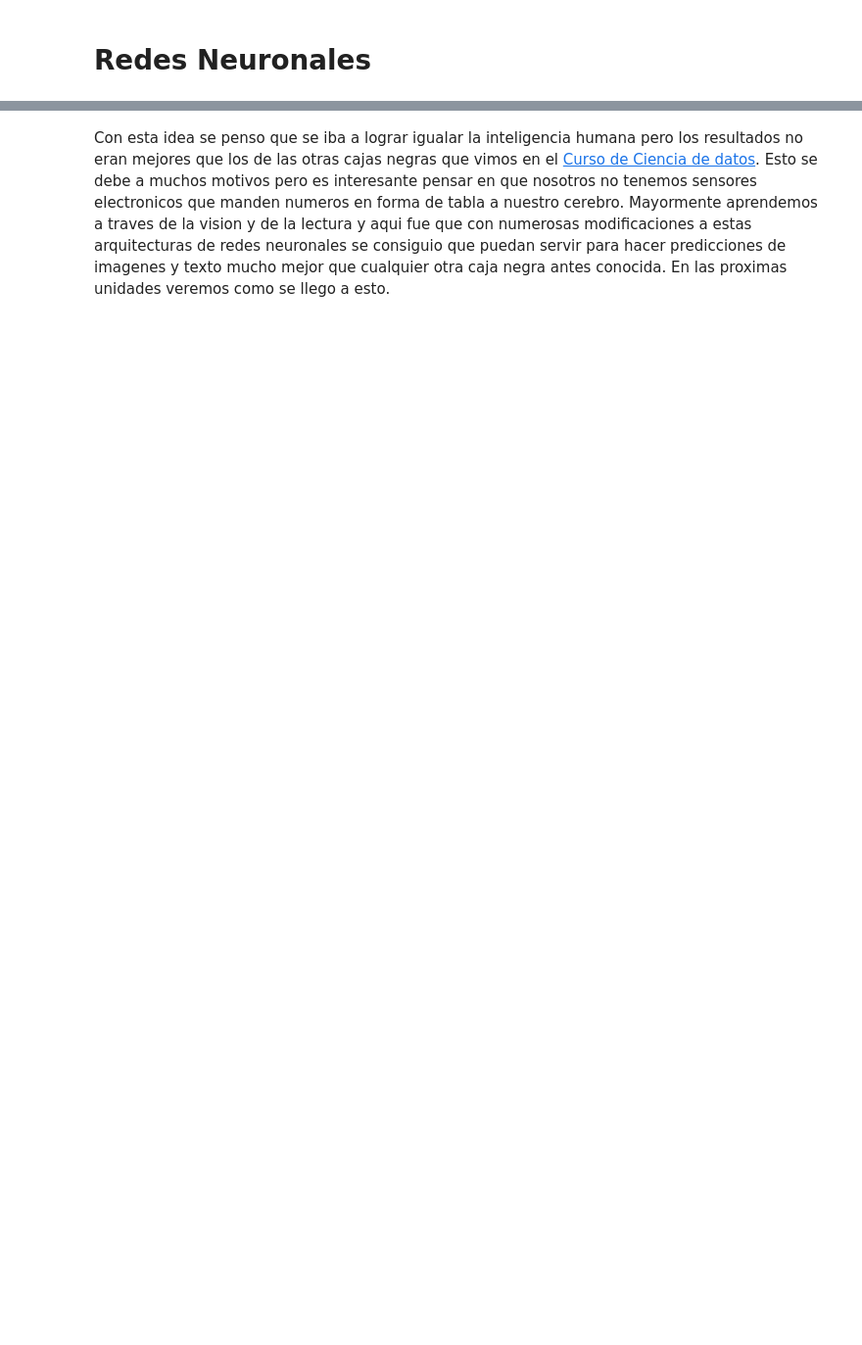
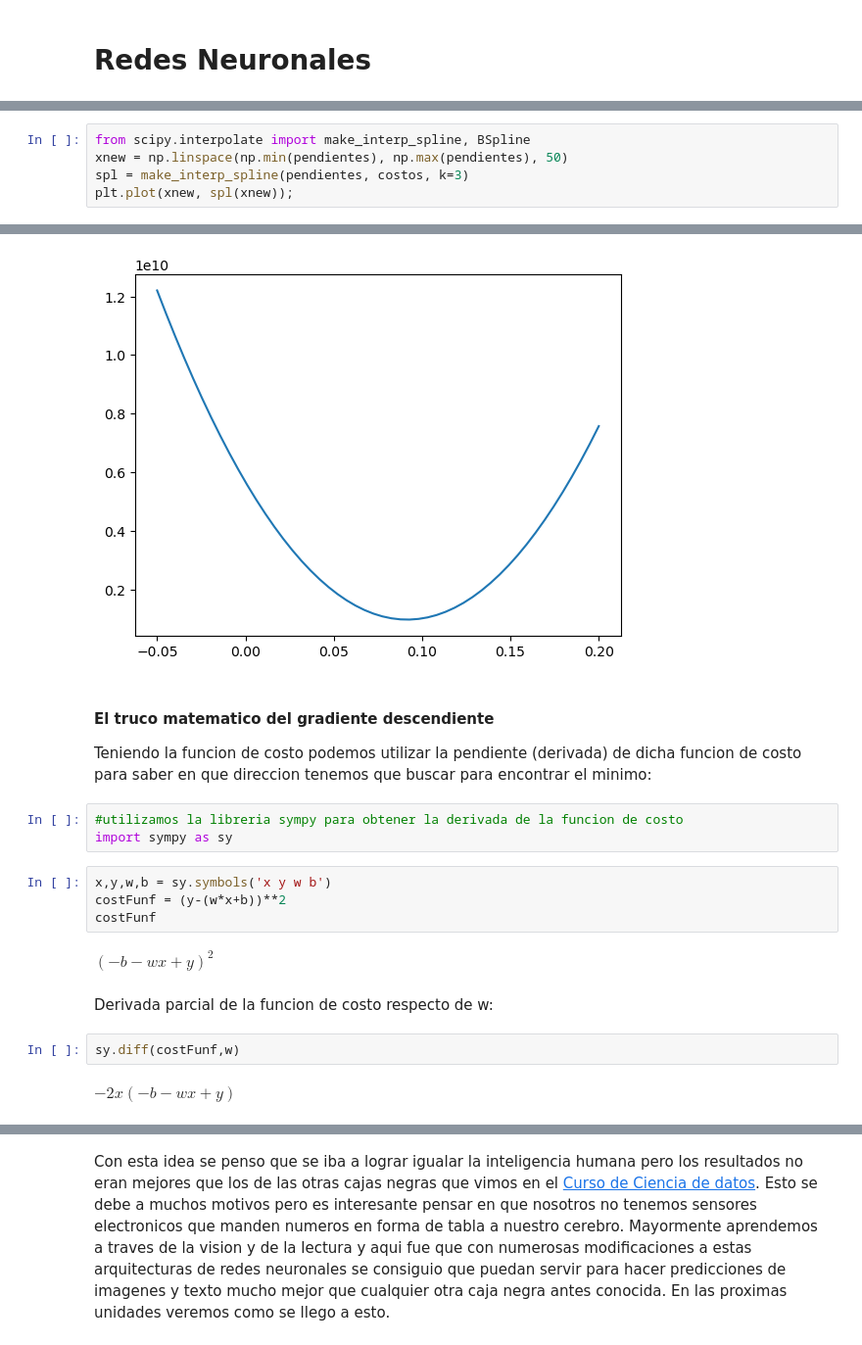
Before and after one commit to amiune/freecodingtour, a Jupyter notebook: cursos/espanol/deeplearning/E0_redes_neuronales.ipynb, the cells around one changed output, grey strips where cells are left out. Shown at 98% size. Drawn from its saved outputs; the diff is of its cells as text; blank space fills up the shorter version.

```diff
--- a/cursos/espanol/deeplearning/E0_redes_neuronales.ipynb
+++ b/cursos/espanol/deeplearning/E0_redes_neuronales.ipynb
@@ -19,0 +105,6 @@ Como la podemos describir matematicamente?
+# %%
+from scipy.interpolate import make_interp_spline, BSpline
+xnew = np.linspace(np.min(pendientes), np.max(pendientes), 50)
+spl = make_interp_spline(pendientes, costos, k=3)
+plt.plot(xnew, spl(xnew));
+# %% [output]
@@ -19,0 +112,20 @@ Como la podemos describir matematicamente?
+[figure, added]
+# %% [markdown]
+#### El truco matematico del gradiente descendiente
+
+Teniendo la funcion de costo podemos utilizar la pendiente (derivada) de dicha funcion de costo para saber en que direccion tenemos que buscar para encontrar el minimo:
+# %%
+#utilizamos la libreria sympy para obtener la derivada de la funcion de costo
+import sympy as sy
+# %%
+x,y,w,b = sy.symbols('x y w b')
+costFunf = (y-(w*x+b))**2
+costFunf
+# %% [output]
+$\displaystyle \left(- b - w x + y\right)^{2}$
+# %% [markdown]
+Derivada parcial de la funcion de costo respecto de w:
+# %%
+sy.diff(costFunf,w)
+# %% [output]
+$\displaystyle - 2 x \left(- b - w x + y\right)$
```
Also changed, not shown: parts of 38 cells of this notebook, 19 other files.
